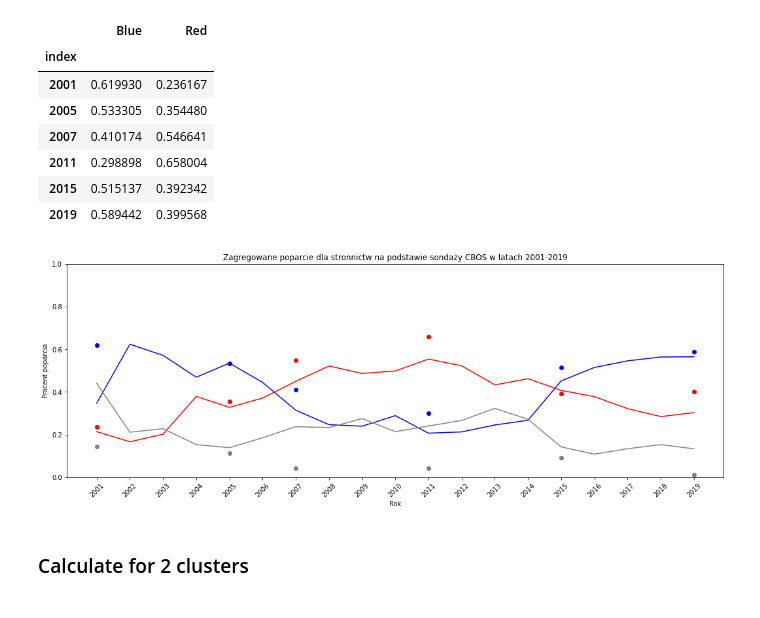
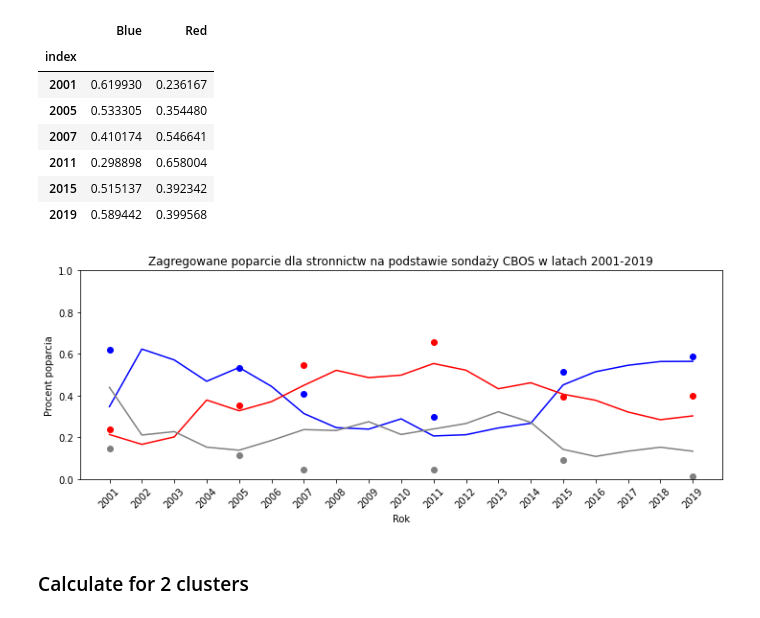
Before and after one commit to MarBry111/Forecast_Election_Poland, a Jupyter notebook: EXAMING_changes_in_cluestering.ipynb, the cells around one changed output. Cells and saved outputs as stored; diff of their text form; code cells hidden in the pictures.

```diff
--- a/EXAMING_changes_in_cluestering.ipynb
+++ b/EXAMING_changes_in_cluestering.ipynb
@@ -55,23 +55,23 @@ wynT
 # %%
 #plot.area()
 fig, ax = plt.subplots()
 
-per_pools.plot(color=['b','r','gray'],figsize=(18,6), legend=None, sharex=True, ax=ax)
+per_pools.plot(color=['b','r','gray'],figsize=(12,4), legend=None, sharex=True, ax=ax)
 #plt.legend(loc='center left', bbox_to_anchor=(1, 0.5), ncol=1)
 ax.scatter(x=np.array([0,4,6,10,14,18])+2001, y= wyn.iloc[0,:], c='b')
 ax.scatter(x=np.array([0,4,6,10,14,18])+2001, y= wyn.iloc[1,:], c='r')
 ax.scatter(x=np.array([0,4,6,10,14,18])+2001, y= wyn.iloc[2,:], c='gray')
 
 #plt.plot()
 
 plt.xticks(range(2001,2020),rotation=45)
 plt.ylim(0,1)
 plt.title('Zagregowane poparcie dla stronnictw na podstawie sondaży CBOS w latach 2001-2019')
 plt.xlabel('Rok')
 plt.ylabel('Procent poparcia')
 plt.savefig('dane_pdf/sondaze/compare_pools_real_data_3_clust.pdf', bbox_inches='tight')#, format='eps')
 # %% [output]
-[figure, old version]
+[figure, new version]
 # %% [markdown]
 ### Calculate for 2 clusters
 # %%
```
Also changed, not shown: parts of 8 cells of this notebook, 3 other files.
